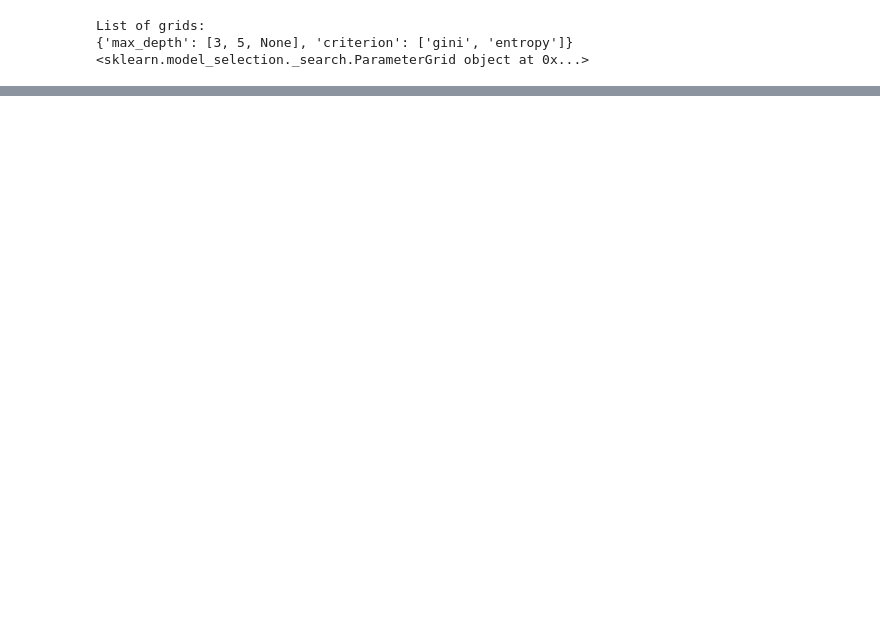
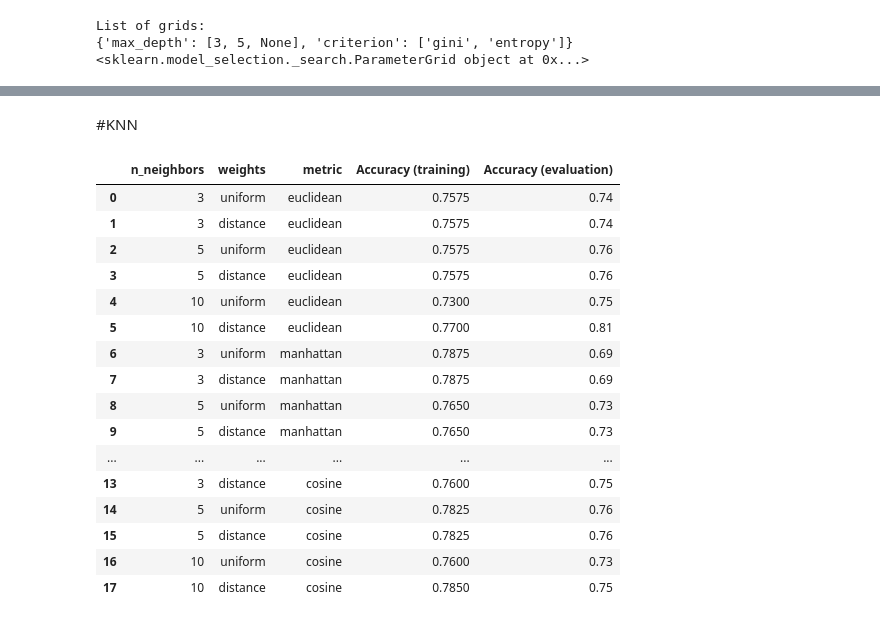
Before and after one commit to AzulBarr/Aprendizaje-Automatico, a Jupyter notebook: tp1.ipynb, the cells around one changed output, grey strips where cells are left out. Cells and saved outputs as stored; diff of their text form; code cells hidden in the pictures; blank space fills up the shorter version.

```diff
--- a/tp1.ipynb
+++ b/tp1.ipynb
@@ -358,0 +368,2 @@ data_frame_k_fold
+# %% [markdown]
+#KNN
@@ -358,0 +377,54 @@ data_frame_k_fold
+# %%
+from sklearn.neighbors import KNeighborsClassifier
+from sklearn.model_selection import ParameterGrid
+from sklearn.model_selection import cross_val_score
+import pandas as pd
+import numpy as np
+
+param_grid_knn = {"n_neighbors": [3, 5, 10], "weights": ["uniform", "distance"], "metric": ["euclidean", "manhattan", "cosine"]}
+
+grid_knn = ParameterGrid(param_grid_knn)
+
+accuracy_knn_train = []
+accuracy_knn_eval = []
+n_neighbors_list = []
+weights_list = []
+metric_list = []
+
+for parameters_knn in grid_knn:
+  knn_model = KNeighborsClassifier(**parameters_knn)
+  # Using cross_val_score for simplicity as requested in the prompt (comparing to previous cell logic)
+  # Note: The prompt for decision trees asked for manual K-Fold implementation, but for consistency with the user's request to be "parecido a como lo hice en la celda anterior", I will use cross_val_score here as it was used in the previous cell for evaluation.
+  scores_train = cross_val_score(knn_model, X_train, y_train, cv=5, scoring='accuracy')
+  scores_test = cross_val_score(knn_model, X_test, y_test, cv=5, scoring='accuracy')
+
+  accuracy_knn_train.append(np.mean(scores_train))
+  accuracy_knn_eval.append(np.mean(scores_test))
+  n_neighbors_list.append(parameters_knn['n_neighbors'])
+  weights_list.append(parameters_knn['weights'])
+  metric_list.append(parameters_knn['metric'])
+
+
+datos_knn = {"n_neighbors" : n_neighbors_list, "weights" : weights_list, "metric": metric_list,"Accuracy (training)" : accuracy_knn_train,"Accuracy (evaluation)" : accuracy_knn_eval}
+
+data_frame_k_fold_knn = pd.DataFrame(datos_knn)
+
+display(data_frame_k_fold_knn)
+# %% [output]
+|  | n_neighbors | weights | metric | Accuracy (training) | Accuracy (evaluation) |
+| 0 | 3 | uniform | euclidean | 0.7575 | 0.74 |
+| 1 | 3 | distance | euclidean | 0.7575 | 0.74 |
+| 2 | 5 | uniform | euclidean | 0.7575 | 0.76 |
+| 3 | 5 | distance | euclidean | 0.7575 | 0.76 |
+| 4 | 10 | uniform | euclidean | 0.7300 | 0.75 |
+| 5 | 10 | distance | euclidean | 0.7700 | 0.81 |
+| 6 | 3 | uniform | manhattan | 0.7875 | 0.69 |
+| 7 | 3 | distance | manhattan | 0.7875 | 0.69 |
+| 8 | 5 | uniform | manhattan | 0.7650 | 0.73 |
+| 9 | 5 | distance | manhattan | 0.7650 | 0.73 |
+| ... | ... | ... | ... | ... | ... |
+| 13 | 3 | distance | cosine | 0.7600 | 0.75 |
+| 14 | 5 | uniform | cosine | 0.7825 | 0.76 |
+| 15 | 5 | distance | cosine | 0.7825 | 0.76 |
+| 16 | 10 | uniform | cosine | 0.7600 | 0.73 |
+| 17 | 10 | distance | cosine | 0.7850 | 0.75 |
```
Also changed, not shown: parts of 8 cells of this notebook.
